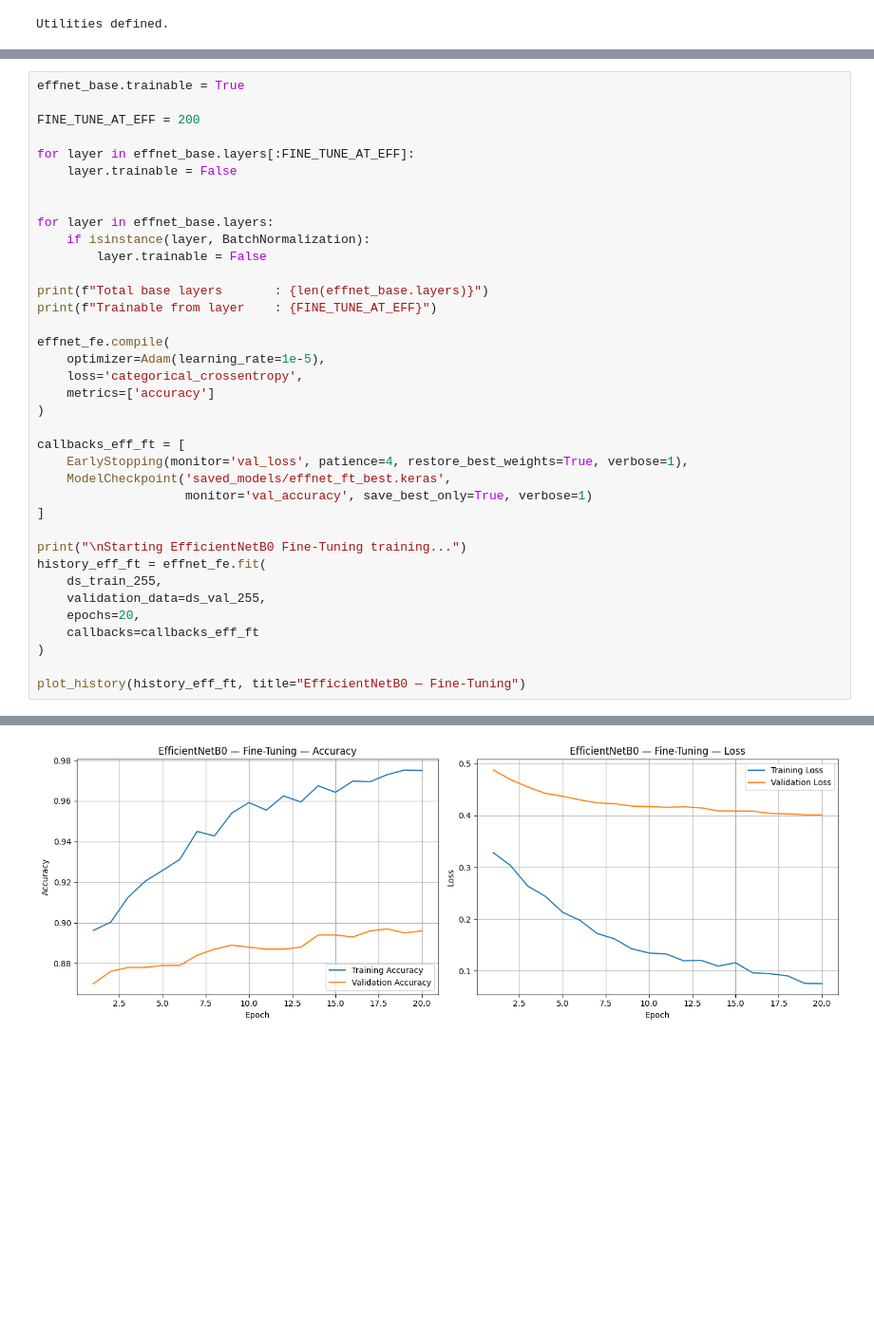
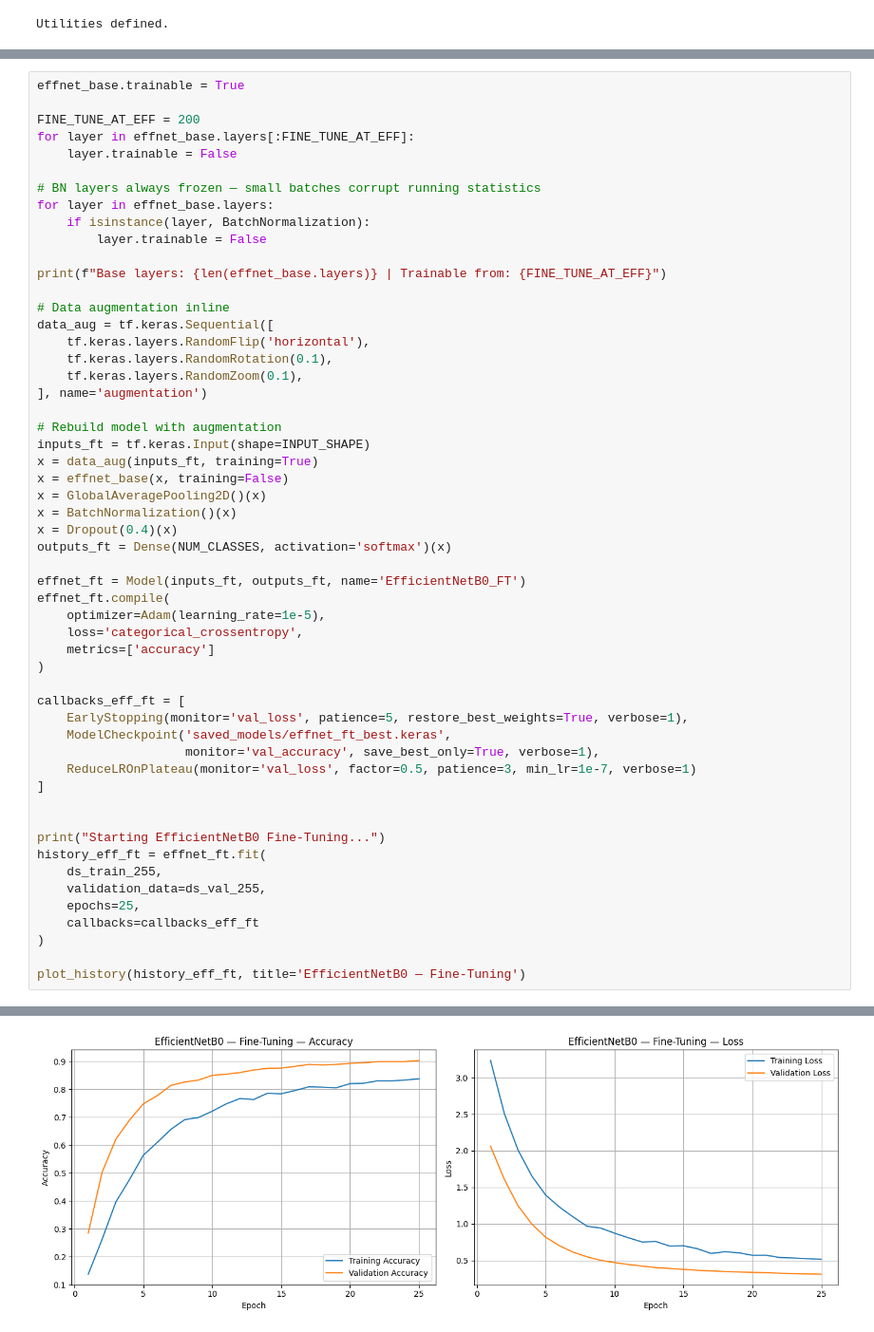
Before and after one commit to byluca/deep-learning-notebooks, a Jupyter notebook: delivery 1 CNN/P1-CNNs-part2.ipynb, the cells around one changed output, grey strips where cells are left out. Shown at 95% size. Cells and saved outputs as stored; diff of their text form; blank space fills up the shorter version.

```diff
--- a/delivery 1 CNN/P1-CNNs-part2.ipynb
+++ b/delivery 1 CNN/P1-CNNs-part2.ipynb
@@ -417,37 +397,54 @@ We unfreeze the top layers of EfficientNetB0, recompile with a low learning rate
 effnet_base.trainable = True
 
 FINE_TUNE_AT_EFF = 200
-
 for layer in effnet_base.layers[:FINE_TUNE_AT_EFF]:
     layer.trainable = False
 
-
+# BN layers always frozen — small batches corrupt running statistics
 for layer in effnet_base.layers:
     if isinstance(layer, BatchNormalization):
         layer.trainable = False
 
-print(f"Total base layers       : {len(effnet_base.layers)}")
-print(f"Trainable from layer    : {FINE_TUNE_AT_EFF}")
+print(f"Base layers: {len(effnet_base.layers)} | Trainable from: {FINE_TUNE_AT_EFF}")
 
-effnet_fe.compile(
+# Data augmentation inline
+data_aug = tf.keras.Sequential([
+    tf.keras.layers.RandomFlip('horizontal'),
+    tf.keras.layers.RandomRotation(0.1),
+    tf.keras.layers.RandomZoom(0.1),
+], name='augmentation')
+
+# Rebuild model with augmentation
+inputs_ft = tf.keras.Input(shape=INPUT_SHAPE)
+x = data_aug(inputs_ft, training=True)
+x = effnet_base(x, training=False)
+x = GlobalAveragePooling2D()(x)
+x = BatchNormalization()(x)
+x = Dropout(0.4)(x)
+outputs_ft = Dense(NUM_CLASSES, activation='softmax')(x)
+
+effnet_ft = Model(inputs_ft, outputs_ft, name='EfficientNetB0_FT')
+effnet_ft.compile(
     optimizer=Adam(learning_rate=1e-5),
     loss='categorical_crossentropy',
     metrics=['accuracy']
 )
 
 callbacks_eff_ft = [
-    EarlyStopping(monitor='val_loss', patience=4, restore_best_weights=True, verbose=1),
+    EarlyStopping(monitor='val_loss', patience=5, restore_best_weights=True, verbose=1),
     ModelCheckpoint('saved_models/effnet_ft_best.keras',
-                    monitor='val_accuracy', save_best_only=True, verbose=1)
+                    monitor='val_accuracy', save_best_only=True, verbose=1),
+    ReduceLROnPlateau(monitor='val_loss', factor=0.5, patience=3, min_lr=1e-7, verbose=1)
 ]
 
-print("\nStarting EfficientNetB0 Fine-Tuning training...")
-history_eff_ft = effnet_fe.fit(
+
+print("Starting EfficientNetB0 Fine-Tuning...")
+history_eff_ft = effnet_ft.fit(
     ds_train_255,
     validation_data=ds_val_255,
-    epochs=20,
+    epochs=25,
     callbacks=callbacks_eff_ft
 )
 
-plot_history(history_eff_ft, title="EfficientNetB0 — Fine-Tuning")
+plot_history(history_eff_ft, title='EfficientNetB0 — Fine-Tuning')
 # %% [output]
@@ -471 +468 @@ Restoring model weights from the end of the best epoch: 20.
-[figure, old version]
+[figure, new version]
```
Also changed, not shown: parts of 42 cells of this notebook, 2 other files.
